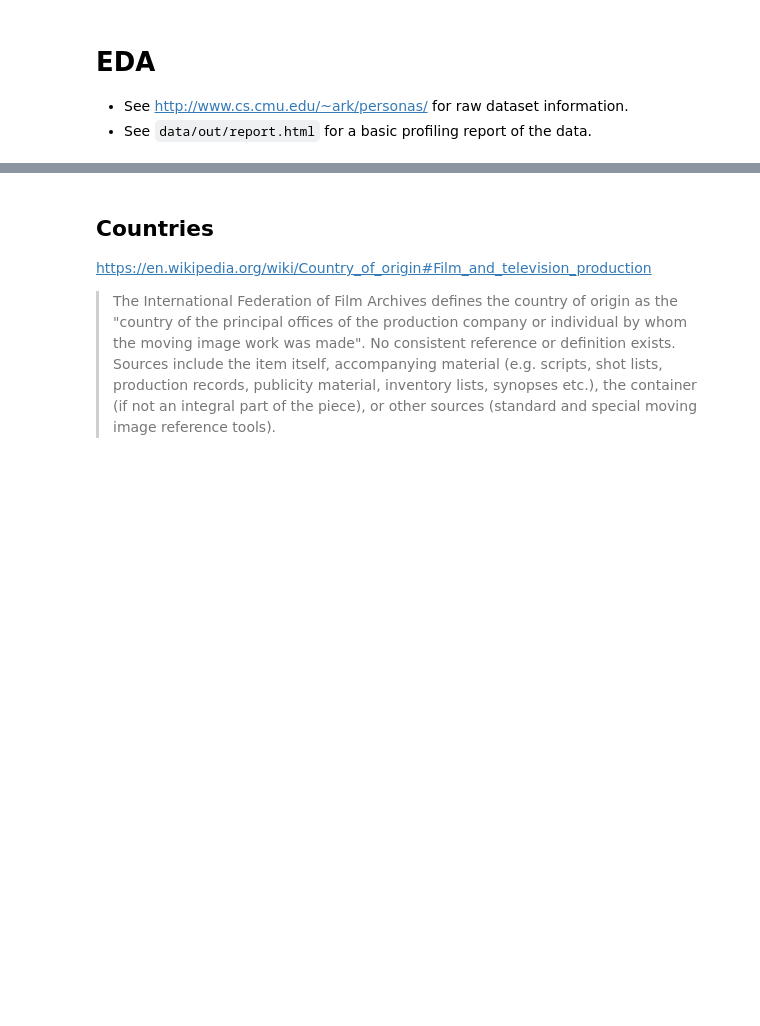
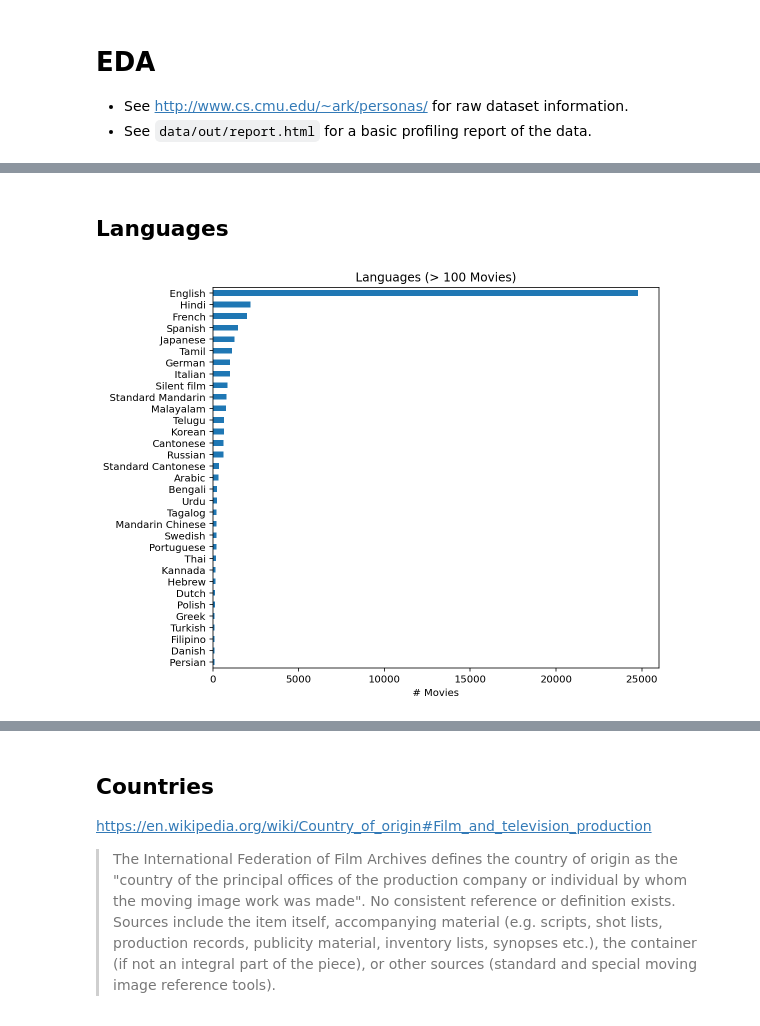
Before and after one commit to A04-Capstone-Group-02/movie-analysis, a Jupyter notebook: notebooks/eda.ipynb, the cells around one changed output, grey strips where cells are left out. Saved outputs shown, nothing was run; the diff lists cells and outputs as text; code cells hidden in the pictures; blank space fills up the shorter version.

```diff
--- a/notebooks/eda.ipynb
+++ b/notebooks/eda.ipynb
@@ -19,0 +20,9 @@ df.head()
+# %% [markdown]
+## Languages
+# %%
+languages = df.languages.explode().value_counts().sort_index(ascending=False).sort_values(kind='mergesort')  # Sort languages by count, then alphabetically
+fig, ax = plt.subplots(figsize=(8, 7))
+languages[languages.gt(100)].plot.barh(ax=ax)
+ax.set(title='Languages (> 100 Movies)', xlabel='# Movies');
+# %% [output]
+[figure, added]
```
Also changed, not shown: parts of 5 cells of this notebook.
